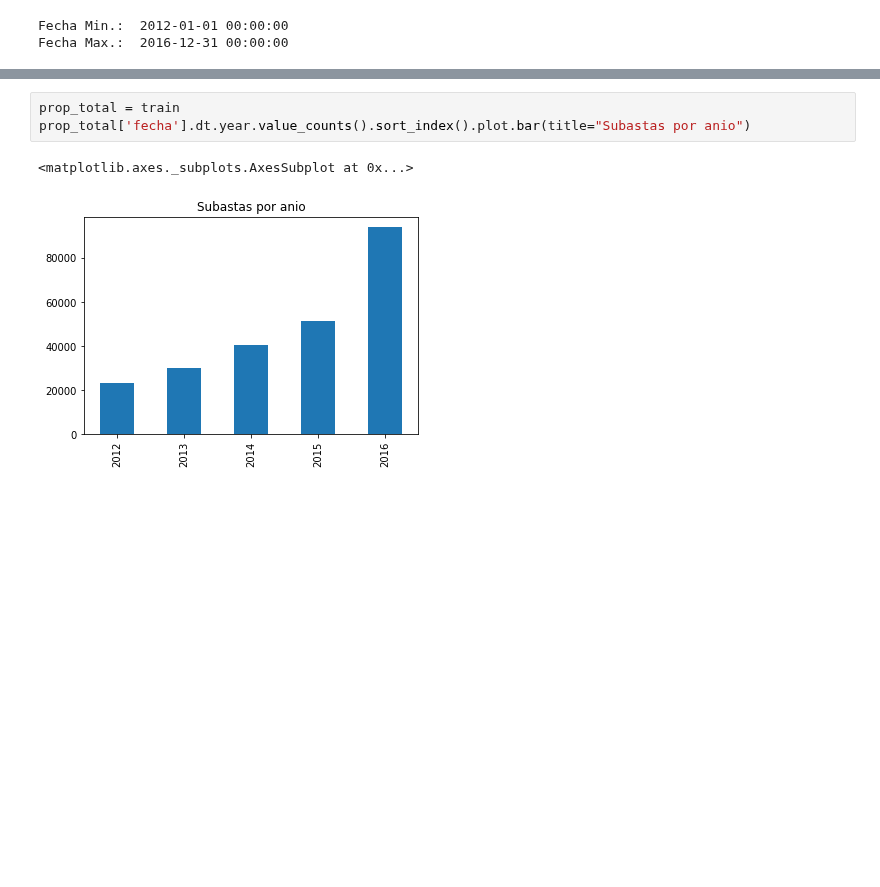
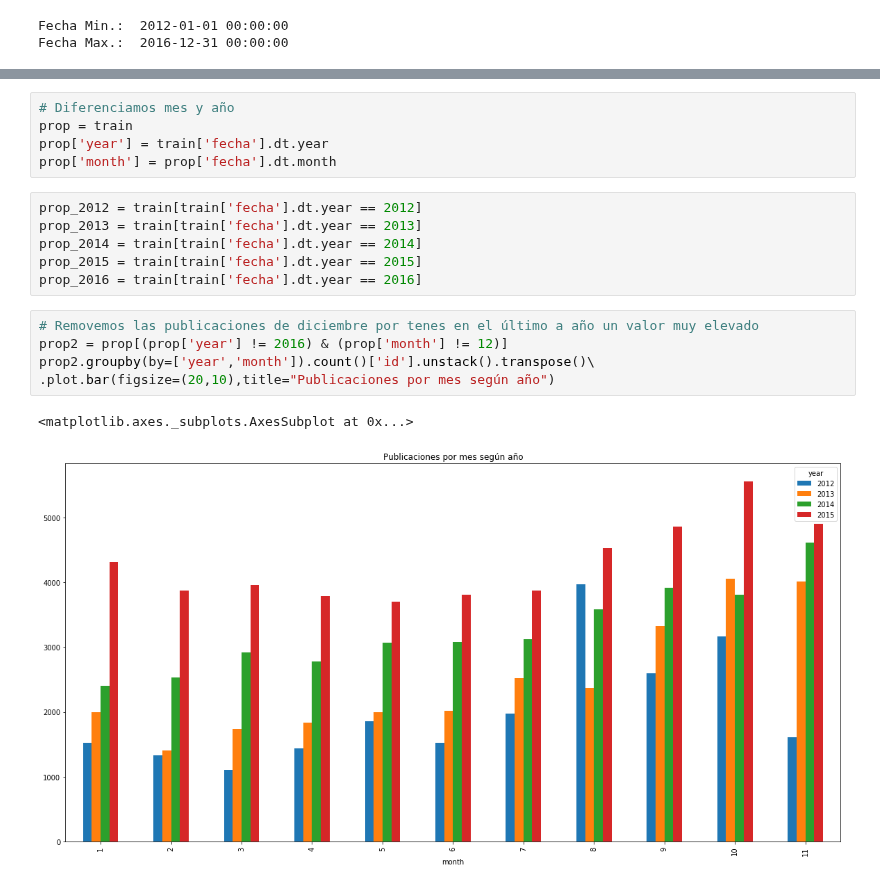
Before and after one commit to Alaneta/Datacones, a Jupyter notebook: Lucas/Analisis_exploratorio_1.ipynb, the cells around one changed output, grey strips where cells are left out. Cells and saved outputs as stored; diff of their text form; blank space fills up the shorter version.

```diff
--- a/Lucas/Analisis_exploratorio_1.ipynb
+++ b/Lucas/Analisis_exploratorio_1.ipynb
@@ -101,6 +147,19 @@ Text(0, 0.5, 'cantidad')
-# %%
-prop_total = train
-prop_total['fecha'].dt.year.value_counts().sort_index().plot.bar(title="Subastas por anio")
-# %% [output]
-<matplotlib.axes._subplots.AxesSubplot at 0x...>
-[figure, removed]
+# %%
+# Diferenciamos mes y año
+prop = train
+prop['year'] = train['fecha'].dt.year
+prop['month'] = prop['fecha'].dt.month
+# %%
+prop_2012 = train[train['fecha'].dt.year == 2012]
+prop_2013 = train[train['fecha'].dt.year == 2013]
+prop_2014 = train[train['fecha'].dt.year == 2014]
+prop_2015 = train[train['fecha'].dt.year == 2015]
+prop_2016 = train[train['fecha'].dt.year == 2016]
+# %%
+# Removemos las publicaciones de diciembre por tenes en el último a año un valor muy elevado
+prop2 = prop[(prop['year'] != 2016) & (prop['month'] != 12)]
+prop2.groupby(by=['year','month']).count()['id'].unstack().transpose()\
+.plot.bar(figsize=(20,10),title="Publicaciones por mes según año")
+# %% [output]
+<matplotlib.axes._subplots.AxesSubplot at 0x...>
+[figure, added]
```
Also changed, not shown: parts of 15 cells of this notebook, 2 other files.
